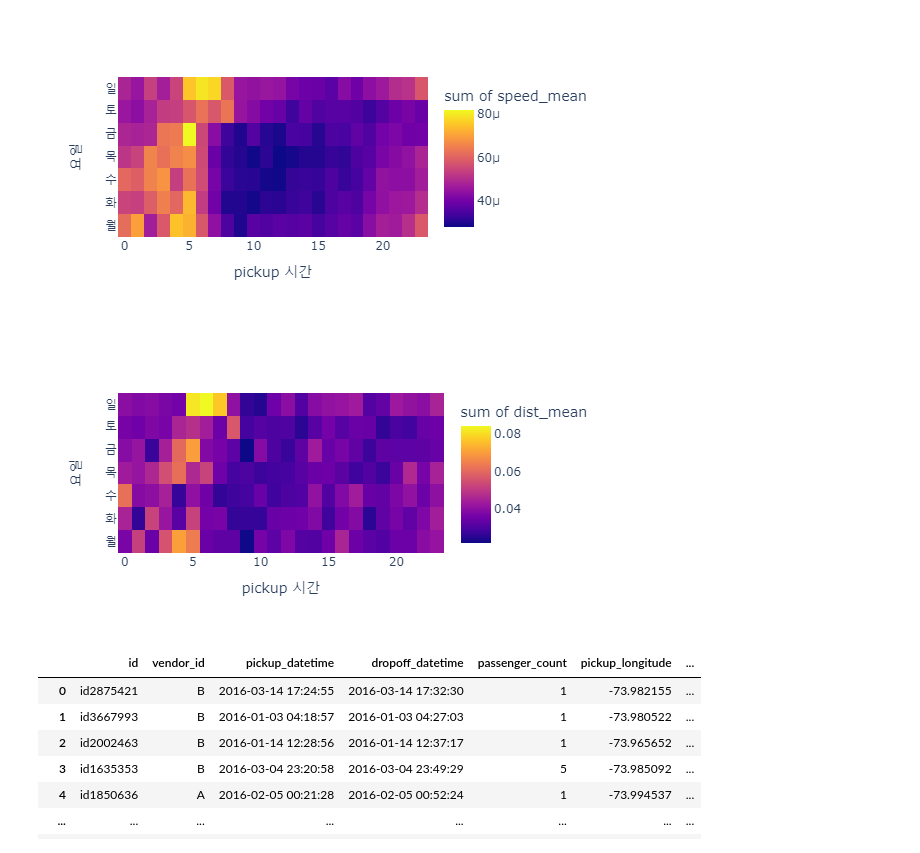
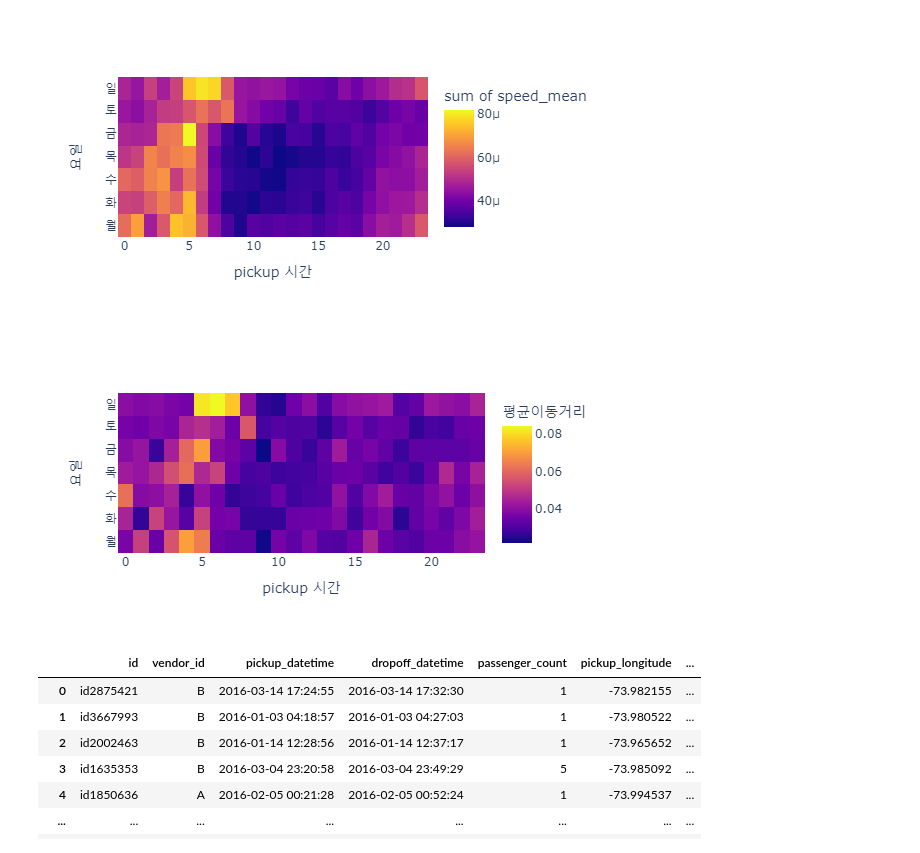
Before and after one commit to e0jin/final_test, a Jupyter notebook: ftest.ipynb, the cells around one changed output. Drawn from its saved outputs; the diff is of its cells as text; code cells hidden in the pictures.

```diff
--- a/ftest.ipynb
+++ b/ftest.ipynb
@@ -187,33 +187,34 @@ fig1.show()
 # %%
 #요일,시간에 따른 평균이동거리 시각화
 tidydata2 = df.pivot_table(
     index = 'dayofweek',
     columns = 'pickup_hour',
     values = 'dist',
     aggfunc = 'mean'
 ).stack().reset_index().rename({0:'dist_mean'},axis =1)
 
 
-layout2 = {
-    'xaxis':{'title':'pickup 시간'},
-    'yaxis':{'title':'요일'},
-    'legend':{'title':'평균이동거리'},
-}
+# layout2 = {
+#     'xaxis':{'title':'pickup 시간'},
+#     'yaxis':{'title':'요일'},
+# }
 
 fig2 =px.density_heatmap(
     data_frame = tidydata2,
     x = 'pickup_hour',
     y = 'dayofweek',
     z = 'dist_mean',
     nbinsx=24,
     nbinsy=7,
     height=300
-).update_layout(layout2)
-
+)
+fig2.update_xaxes(title_text='pickup 시간')
+fig2.update_yaxes(title_text='요일')
+fig2.update_coloraxes(colorbar_title_text='평균이동거리')
 
 fig2.show()
 # %% [output]
-[figure, old version]
+[figure, new version]
 # %%
 df_small = df[::100].reset_index(drop=True)
 df_small
```
Also changed, not shown: parts of 1 cell of this notebook, 2 other files.
